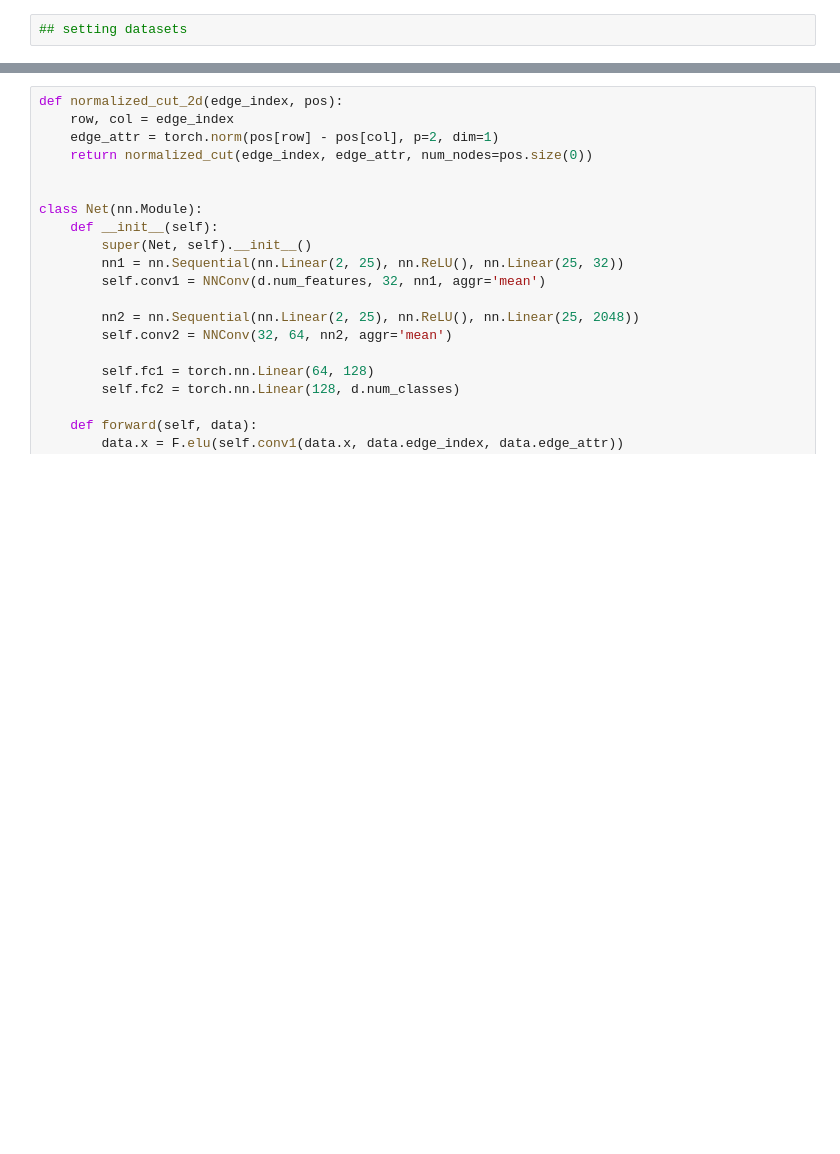
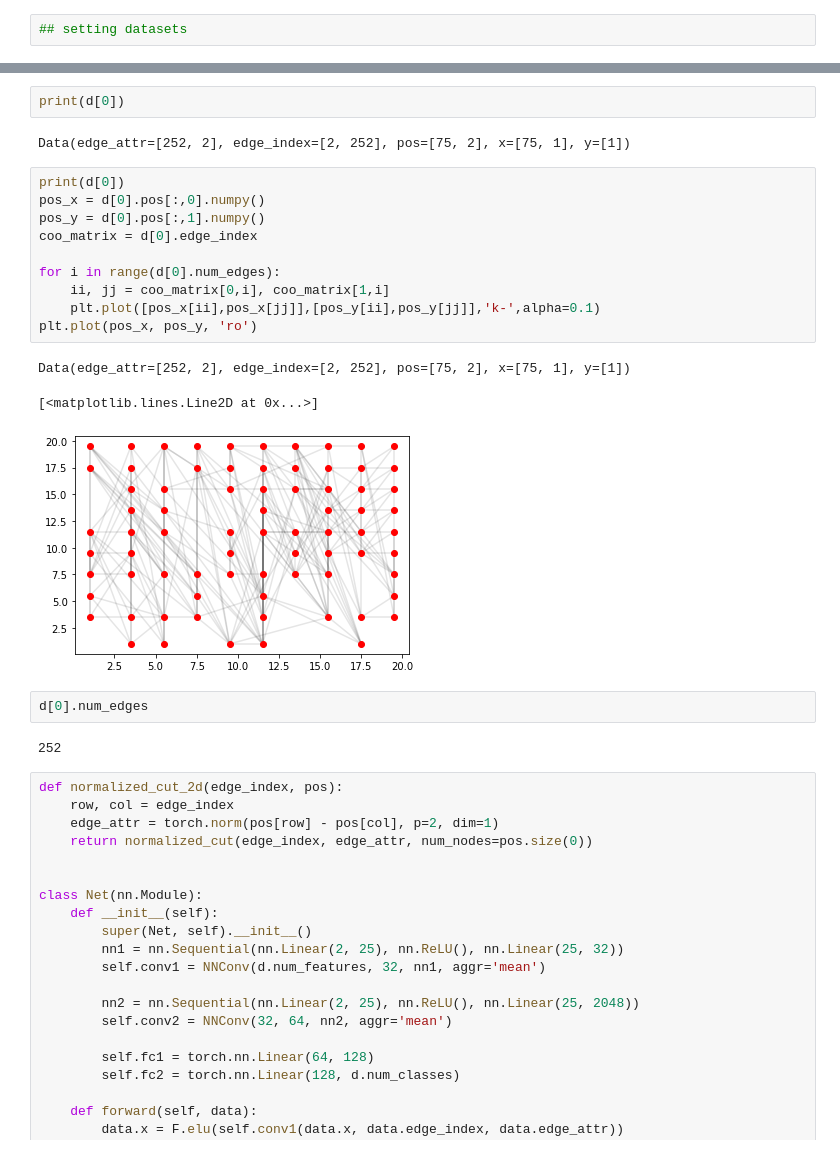
Before and after one commit to aiporre/gcn_segmentation, a Jupyter notebook: examples/Segmentation-M2NIST.ipynb, the cells around one changed output, grey strips where cells are left out. Saved outputs shown, nothing was run; the diff lists cells and outputs as text; blank space fills up the shorter version.

```diff
--- a/examples/Segmentation-M2NIST.ipynb
+++ b/examples/Segmentation-M2NIST.ipynb
@@ -31,3 +38,25 @@ d = train_dataset
+# %%
+print(d[0])
+# %% [output]
+Data(edge_attr=[252, 2], edge_index=[2, 252], pos=[75, 2], x=[75, 1], y=[1])
+# %%
+print(d[0])
+pos_x = d[0].pos[:,0].numpy()
+pos_y = d[0].pos[:,1].numpy()
+coo_matrix = d[0].edge_index
+
+for i in range(d[0].num_edges):
+    ii, jj = coo_matrix[0,i], coo_matrix[1,i]
+    plt.plot([pos_x[ii],pos_x[jj]],[pos_y[ii],pos_y[jj]],'k-',alpha=0.1)
+plt.plot(pos_x, pos_y, 'ro')
+# %% [output]
+Data(edge_attr=[252, 2], edge_index=[2, 252], pos=[75, 2], x=[75, 1], y=[1])
+[<matplotlib.lines.Line2D at 0x...>]
+[figure, added]
+# %%
+d[0].num_edges
+# %% [output]
+252
 # %%
 def normalized_cut_2d(edge_index, pos):
     row, col = edge_index
```
Also changed, not shown: parts of 6 cells of this notebook, 2 other files.
